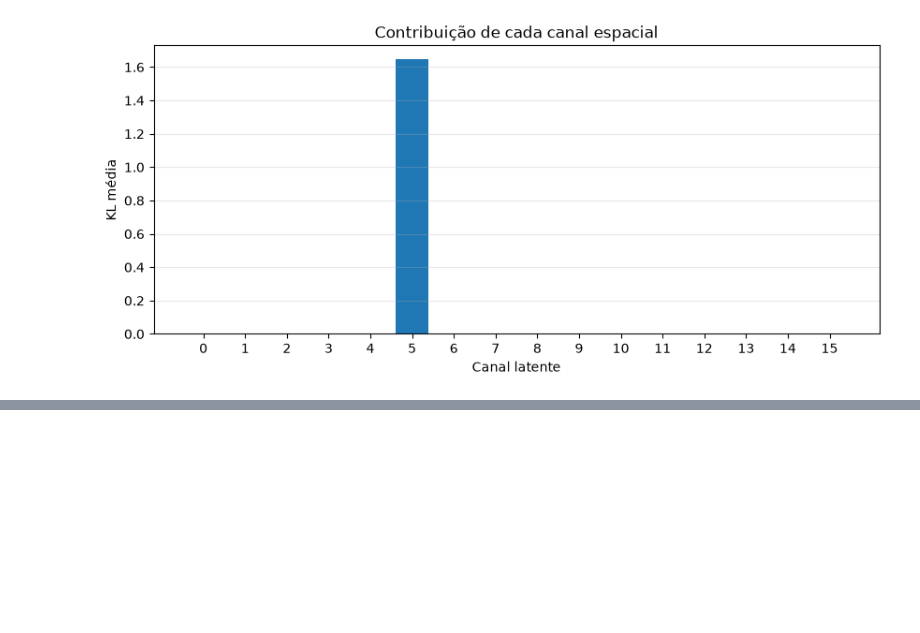
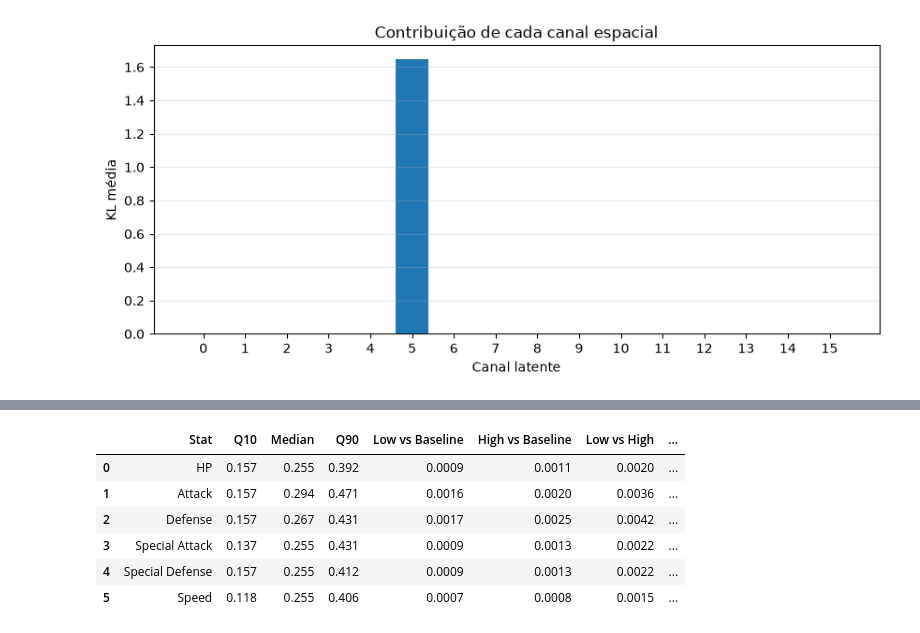
Before and after one commit to J0hnV1ct0r/Projeto_poke_sprite, a Jupyter notebook: pokeBWTPST_cvae.ipynb, the cells around one changed output, grey strips where cells are left out. Drawn from its saved outputs; the diff is of its cells as text; code cells hidden in the pictures; blank space fills up the shorter version.

```diff
--- a/pokeBWTPST_cvae.ipynb
+++ b/pokeBWTPST_cvae.ipynb
@@ -9203,0 +9473,70 @@ plt.show()
+# %%
+baseline_image = generated_np[0]
+
+sensitivity_results = []
+
+for i, col in enumerate(STAT_COLUMNS):
+
+    low_index = 1 + 2 * i
+    high_index = 2 + 2 * i
+
+    low_image = generated_np[low_index]
+    high_image = generated_np[high_index]
+
+    # Diferença entre status baixo e alto
+    low_high_difference = np.abs(
+        high_image - low_image
+    )
+
+    # Diferença de cada condição em relação ao baseline
+    low_baseline_difference = np.abs(
+        low_image - baseline_image
+    )
+
+    high_baseline_difference = np.abs(
+        high_image - baseline_image
+    )
+
+    sensitivity_results.append({
+
+        "Stat": STAT_LABELS[col],
+
+        "Q10": stat_quantiles.loc[0.10, col],
+        "Median": stat_quantiles.loc[0.50, col],
+        "Q90": stat_quantiles.loc[0.90, col],
+
+        "Low vs Baseline": low_baseline_difference.mean(),
+
+        "High vs Baseline": high_baseline_difference.mean(),
+
+        "Low vs High": low_high_difference.mean(),
+
+        "Changed Pixels (%)": (
+            low_high_difference > 0.02
+        ).mean() * 100
+    })
+
+
+sensitivity_df = pd.DataFrame(
+    sensitivity_results
+)
+
+display(
+    sensitivity_df.style.format({
+        "Q10": "{:.3f}",
+        "Median": "{:.3f}",
+        "Q90": "{:.3f}",
+        "Low vs Baseline": "{:.4f}",
+        "High vs Baseline": "{:.4f}",
+        "Low vs High": "{:.4f}",
+        "Changed Pixels (%)": "{:.2f}%"
+    })
+)
+# %% [output]
+|  | Stat | Q10 | Median | Q90 | Low vs Baseline | High vs Baseline | Low vs High | ... |
+| 0 | HP | 0.157 | 0.255 | 0.392 | 0.0009 | 0.0011 | 0.0020 | ... |
+| 1 | Attack | 0.157 | 0.294 | 0.471 | 0.0016 | 0.0020 | 0.0036 | ... |
+| 2 | Defense | 0.157 | 0.267 | 0.431 | 0.0017 | 0.0025 | 0.0042 | ... |
+| 3 | Special Attack | 0.137 | 0.255 | 0.431 | 0.0009 | 0.0013 | 0.0022 | ... |
+| 4 | Special Defense | 0.157 | 0.255 | 0.412 | 0.0009 | 0.0013 | 0.0022 | ... |
+| 5 | Speed | 0.118 | 0.255 | 0.406 | 0.0007 | 0.0008 | 0.0015 | ... |
```
Also changed, not shown: parts of 10 cells of this notebook.
